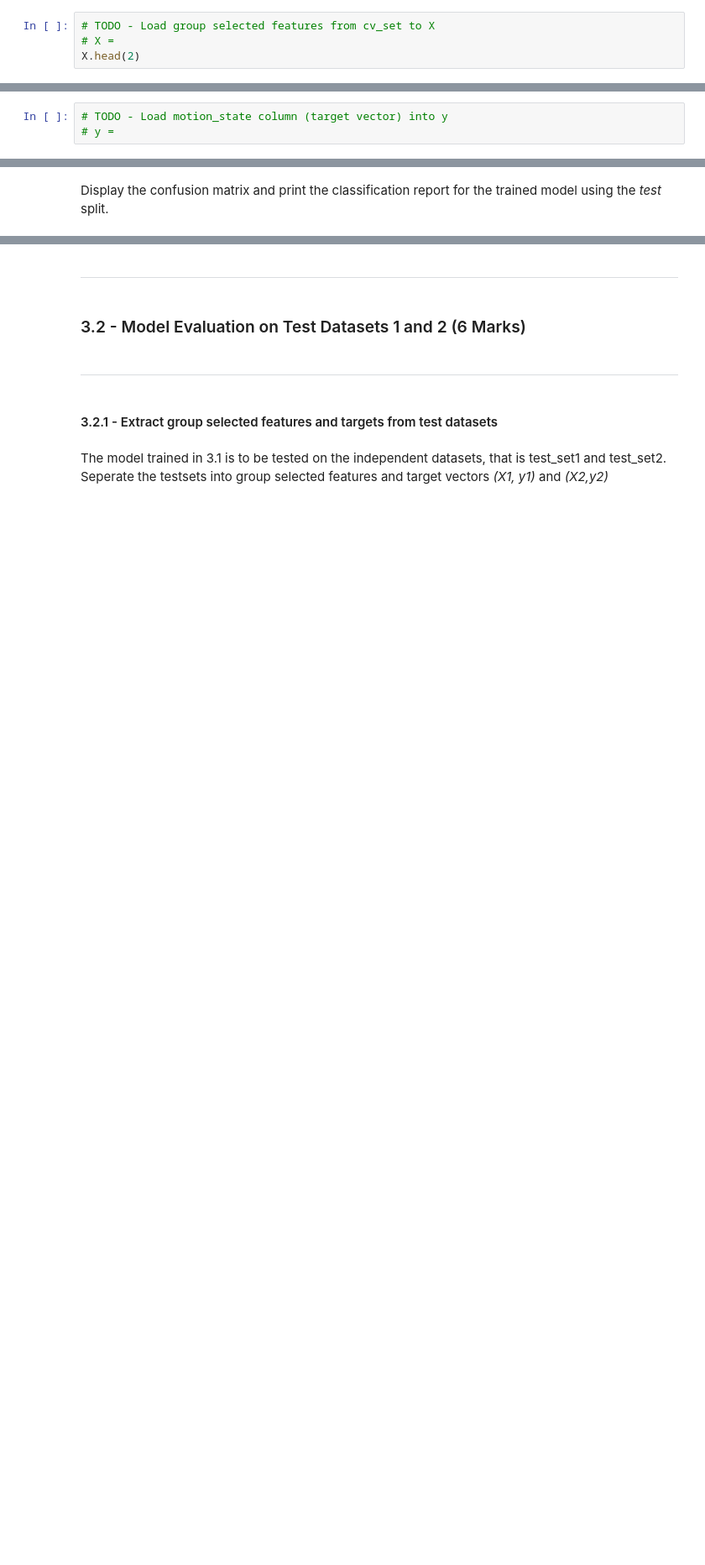
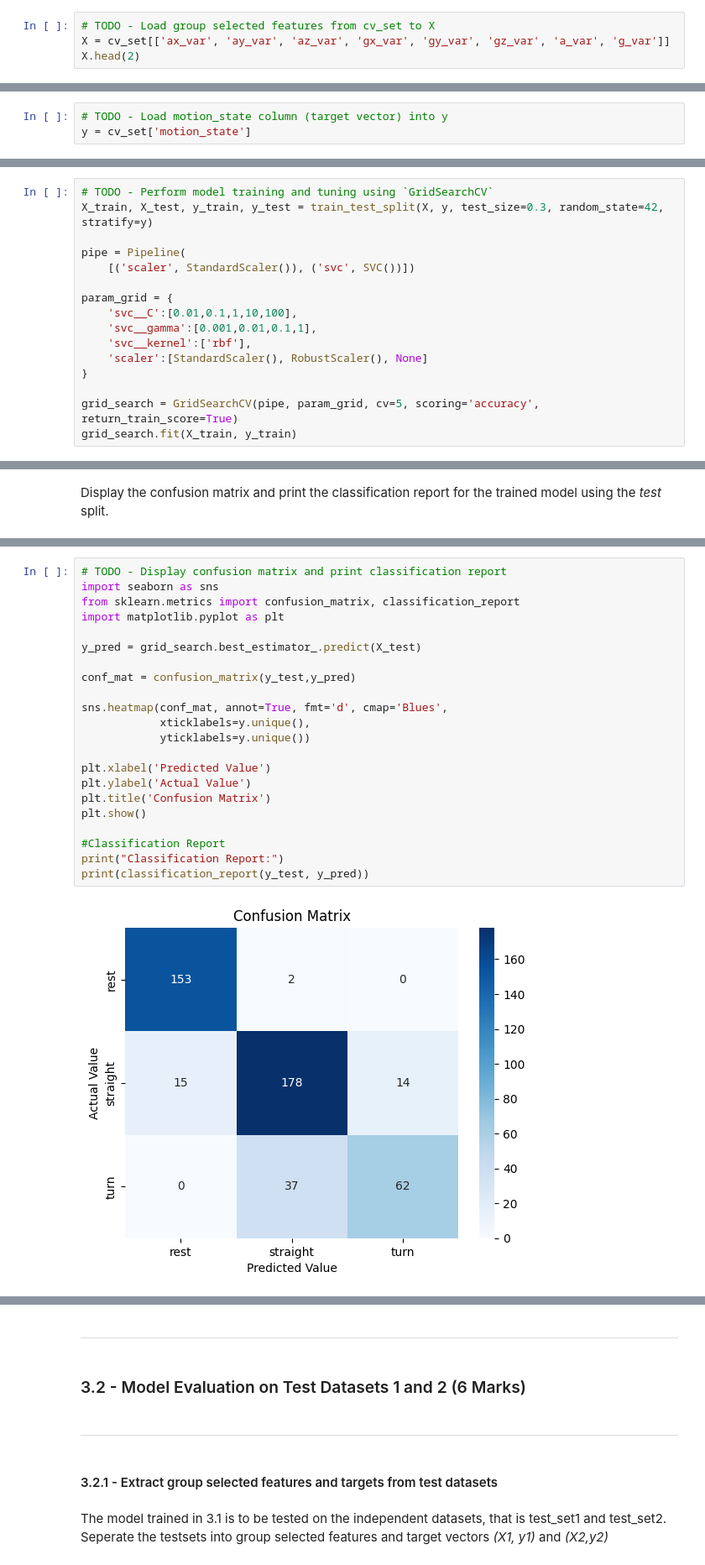
Before and after one commit to Divya-Bhavsar03/engg680_2024_fall, a Jupyter notebook: Lab_Assignment4/Assignment 4.ipynb, the cells around one changed output, grey strips where cells are left out. Shown at 84% size. Drawn from its saved outputs; the diff is of its cells as text; blank space fills up the shorter version.

```diff
--- a/Lab_Assignment4/Assignment 4.ipynb
+++ b/Lab_Assignment4/Assignment 4.ipynb
@@ -660,5 +660,5 @@ ___
 1.
 # %%
 # TODO - Load group selected features from cv_set to X
-# X =
+X = cv_set[['ax_var', 'ay_var', 'az_var', 'gx_var', 'gy_var', 'gz_var', 'a_var', 'g_var']]
 X.head(2)
@@ -665,6 +669,6 @@ X.head(2)
 # %%
 # TODO - Load motion_state column (target vector) into y
-# y =
+y = cv_set['motion_state']
 # %% [markdown]
 ___
 # %% [markdown]
@@ -675,0 +678,16 @@ Follow the steps from **1.2.2** and perform model training and tuning using the
+# %%
+# TODO - Perform model training and tuning using `GridSearchCV`
+X_train, X_test, y_train, y_test = train_test_split(X, y, test_size=0.3, random_state=42, stratify=y)
+
+pipe = Pipeline(
+    [('scaler', StandardScaler()), ('svc', SVC())])
+
+param_grid = {
+    'svc__C':[0.01,0.1,1,10,100],
+    'svc__gamma':[0.001,0.01,0.1,1],
+    'svc__kernel':['rbf'],
+    'scaler':[StandardScaler(), RobustScaler(), None]
+}
+
+grid_search = GridSearchCV(pipe, param_grid, cv=5, scoring='accuracy', return_train_score=True)
+grid_search.fit(X_train, y_train)
@@ -696,0 +728,24 @@ Display the confusion matrix and print the classification report for the trained
+# %%
+# TODO - Display confusion matrix and print classification report
+import seaborn as sns
+from sklearn.metrics import confusion_matrix, classification_report
+import matplotlib.pyplot as plt
+
+y_pred = grid_search.best_estimator_.predict(X_test)
+
+conf_mat = confusion_matrix(y_test,y_pred)
+
+sns.heatmap(conf_mat, annot=True, fmt='d', cmap='Blues',
+            xticklabels=y.unique(),
+            yticklabels=y.unique())
+
+plt.xlabel('Predicted Value')
+plt.ylabel('Actual Value')
+plt.title('Confusion Matrix')
+plt.show()
+
+#Classification Report
+print("Classification Report:")
+print(classification_report(y_test, y_pred))
+# %% [output]
+[figure, added]
```
Also changed, not shown: parts of 6 cells of this notebook.
